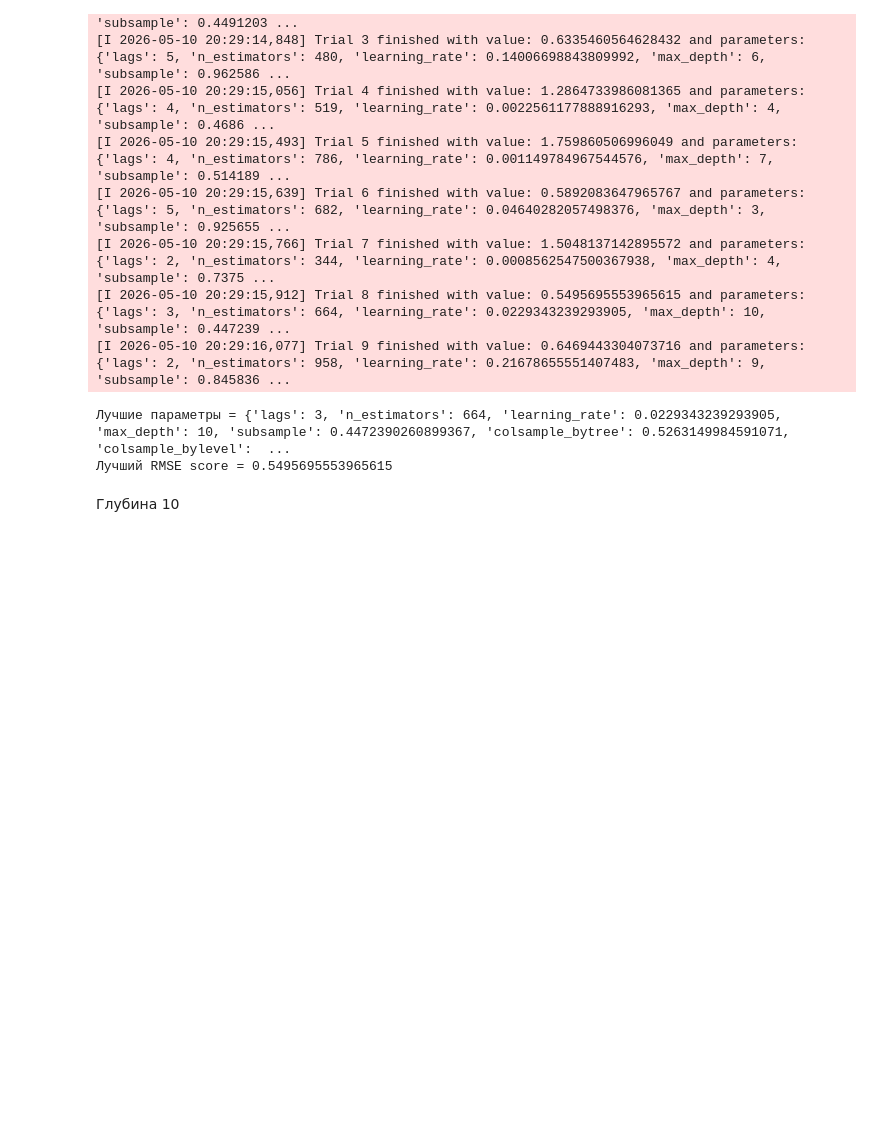
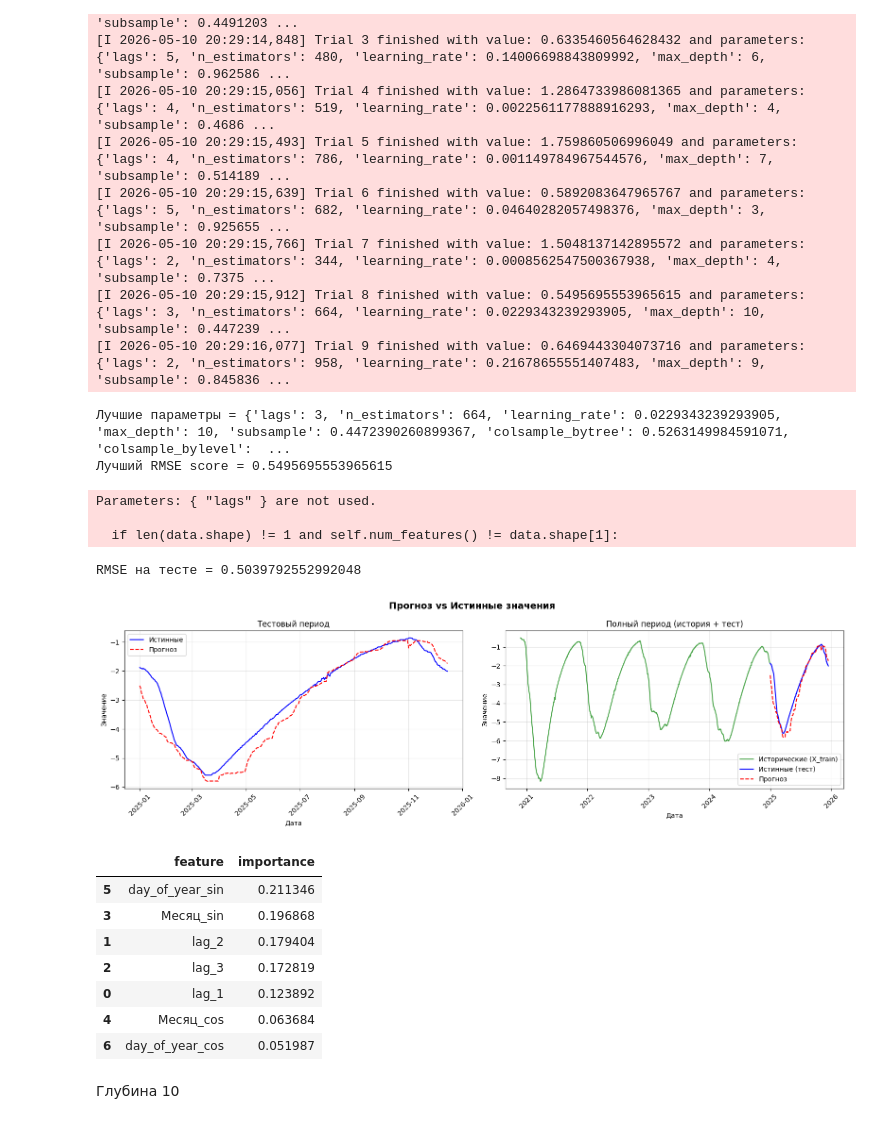
Before and after one commit to mefodyvaulin/ml-salekhard, a Jupyter notebook: xgboost/v2.ipynb, the cells around one changed output. Cells and saved outputs as stored; diff of their text form; code cells hidden in the pictures; blank space fills up the shorter version.

```diff
--- a/xgboost/v2.ipynb
+++ b/xgboost/v2.ipynb
@@ -166,6 +245,25 @@ print(f'Лучший RMSE score = {study.best_value}')
 [I 2026-05-10 20:29:16,077] Trial 9 finished with value: 0.6469443304073716 and parameters: {'lags': 2, 'n_estimators': 958, 'learning_rate': 0.21678655551407483, 'max_depth': 9, 'subsample': 0.845836 ...
 Лучшие параметры = {'lags': 3, 'n_estimators': 664, 'learning_rate': 0.0229343239293905, 'max_depth': 10, 'subsample': 0.4472390260899367, 'colsample_bytree': 0.5263149984591071, 'colsample_bylevel':  ...
 Лучший RMSE score = 0.5495695553965615
+# %%
+model = joblib.load(model_path)
+show_results(model, df_train_full, df_test, target_col, exog_cols, model_path)
+importances = model.get_feature_importances()
+importances
+# %% [output]
+Parameters: { "lags" } are not used.
+
+  if len(data.shape) != 1 and self.num_features() != data.shape[1]:
+RMSE на тесте = 0.5039792552992048
+[figure, added]
+|  | feature | importance |
+| 5 | day_of_year_sin | 0.211346 |
+| 3 | Месяц_sin | 0.196868 |
+| 1 | lag_2 | 0.179404 |
+| 2 | lag_3 | 0.172819 |
+| 0 | lag_1 | 0.123892 |
+| 4 | Месяц_cos | 0.063684 |
+| 6 | day_of_year_cos | 0.051987 |
 # %% [markdown]
 Глубина 10
 # %%
```
Also changed, not shown: parts of 8 cells of this notebook.
